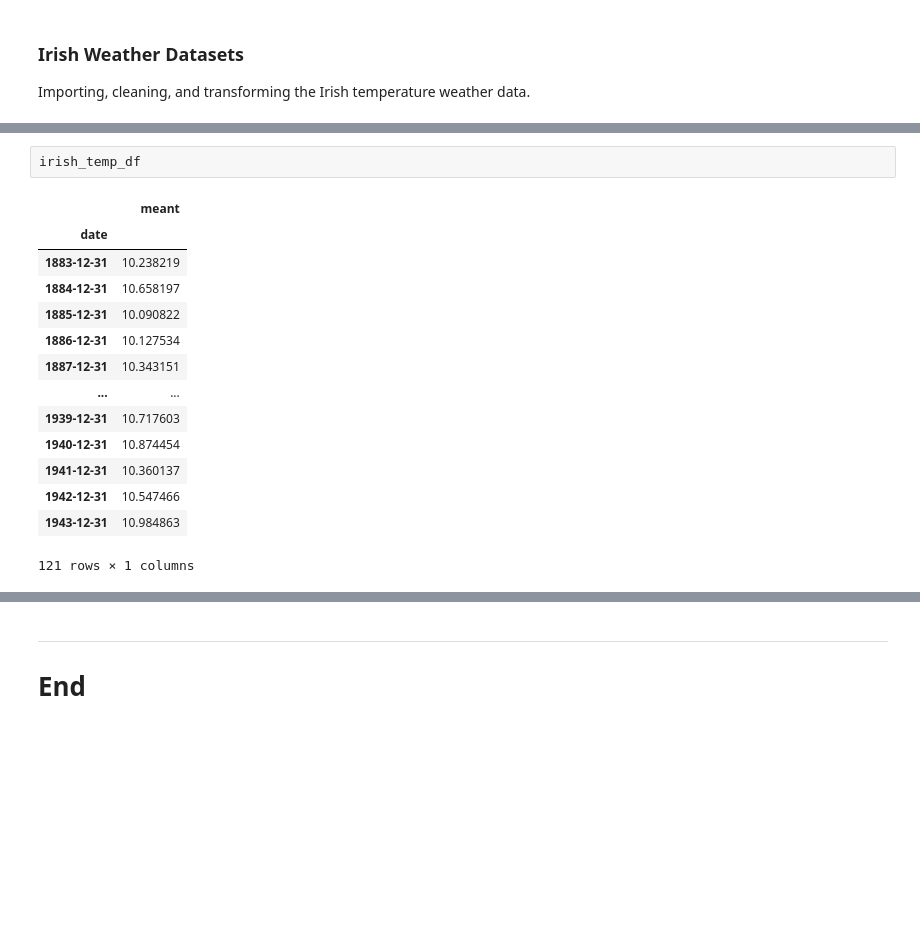
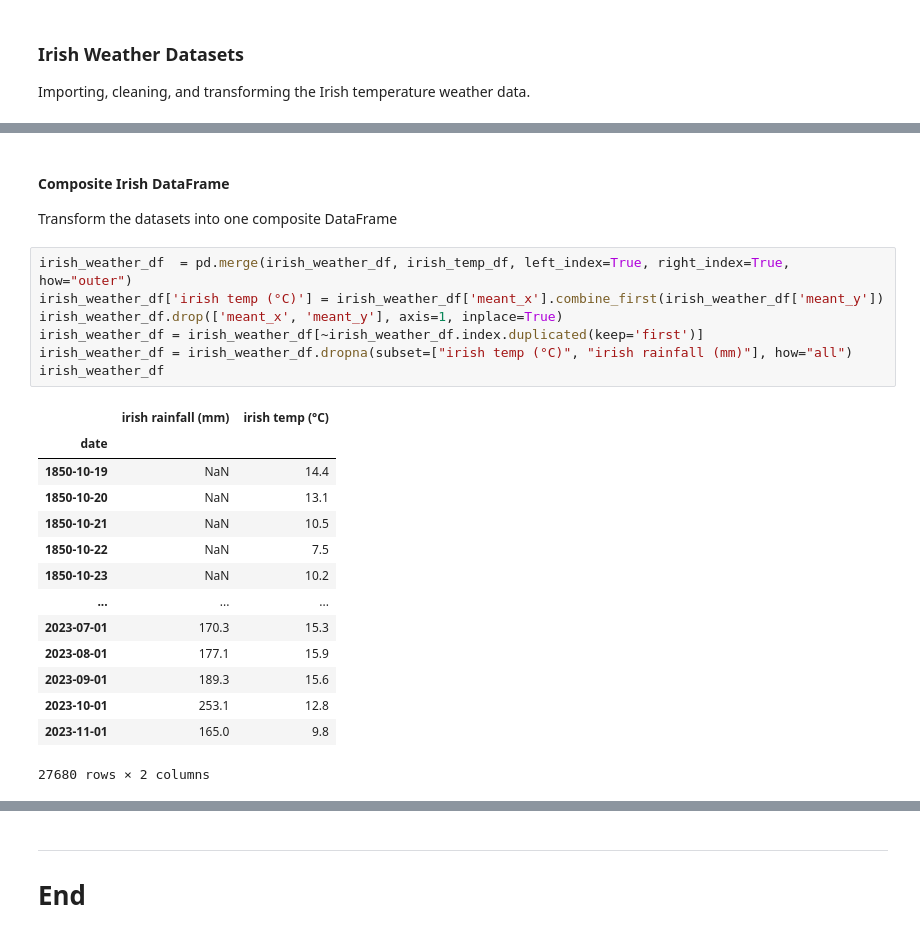
Before and after one commit to damienfarrell/prog-data-project-2, a Jupyter notebook: project_2.ipynb, the cells around one changed output, grey strips where cells are left out. Cells and saved outputs as stored; diff of their text form; blank space fills up the shorter version.

```diff
--- a/project_2.ipynb
+++ b/project_2.ipynb
@@ -444,17 +371,26 @@ irish_temp_df = pd.concat([irish_temp_df1, irish_temp_df2, irish_temp_df3])
-# %%
-irish_temp_df
-# %% [output]
-|  | meant |
-| date |  |
-| 1883-12-31 | 10.238219 |
-| 1884-12-31 | 10.658197 |
-| 1885-12-31 | 10.090822 |
-| 1886-12-31 | 10.127534 |
-| 1887-12-31 | 10.343151 |
-| ... | ... |
-| 1939-12-31 | 10.717603 |
-| 1940-12-31 | 10.874454 |
-| 1941-12-31 | 10.360137 |
-| 1942-12-31 | 10.547466 |
-| 1943-12-31 | 10.984863 |
-121 rows × 1 columns
+# %% [markdown]
+#### **Composite Irish DataFrame**
+
+Transform the datasets into one composite DataFrame
+# %%
+irish_weather_df  = pd.merge(irish_weather_df, irish_temp_df, left_index=True, right_index=True, how="outer")
+irish_weather_df['irish temp (°C)'] = irish_weather_df['meant_x'].combine_first(irish_weather_df['meant_y'])
+irish_weather_df.drop(['meant_x', 'meant_y'], axis=1, inplace=True)
+irish_weather_df = irish_weather_df[~irish_weather_df.index.duplicated(keep='first')]
+irish_weather_df = irish_weather_df.dropna(subset=["irish temp (°C)", "irish rainfall (mm)"], how="all")
+irish_weather_df
+# %% [output]
+|  | irish rainfall (mm) | irish temp (°C) |
+| date |  |  |
+| 1850-10-19 | NaN | 14.4 |
+| 1850-10-20 | NaN | 13.1 |
+| 1850-10-21 | NaN | 10.5 |
+| 1850-10-22 | NaN | 7.5 |
+| 1850-10-23 | NaN | 10.2 |
+| ... | ... | ... |
+| 2023-07-01 | 170.3 | 15.3 |
+| 2023-08-01 | 177.1 | 15.9 |
+| 2023-09-01 | 189.3 | 15.6 |
+| 2023-10-01 | 253.1 | 12.8 |
+| 2023-11-01 | 165.0 | 9.8 |
+27680 rows × 2 columns
```
Also changed, not shown: parts of 10 cells of this notebook.
